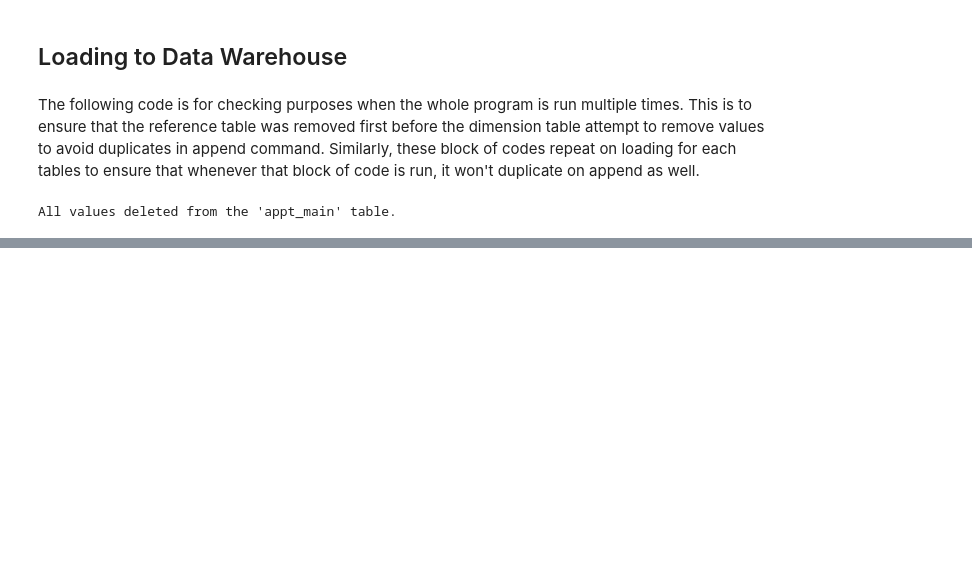
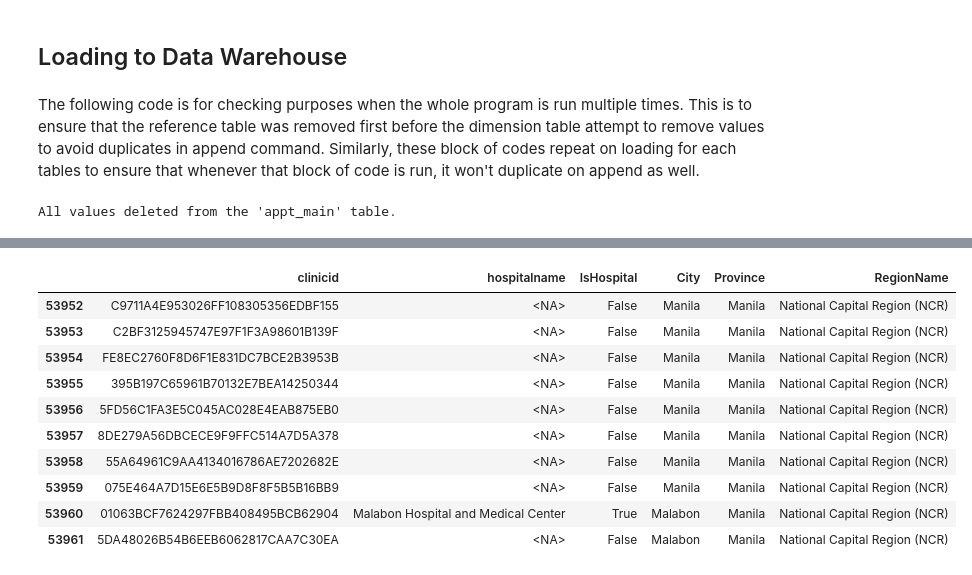
Before and after one commit to Glinary/Distributed-Database-System, a Jupyter notebook: MCO1.ipynb, the cells around one changed output, grey strips where cells are left out. Drawn from its saved outputs; the diff is of its cells as text; code cells hidden in the pictures; blank space fills up the shorter version.

Commit message:
Replication - Added Replication and Fragmentation in jupyter
Note:
Patients Table and Doctors Table are subject to change for both Luzon anf VisMin databases. Check the code and comments

```diff
--- a/MCO1.ipynb
+++ b/MCO1.ipynb
@@ -421,0 +536,25 @@ All values deleted from the 'appt_main' table.
+# %%
+luzon_regions = [
+    'National Capital Region (NCR)',
+    'Ilocos Region (I)',
+    'Cagayan Valley (II)',
+    'Central Luzon (III)',
+    'CALABARZON (IV-A)',
+    'MIMAROPA (IV-B)',
+    'Bicol Region (V)',
+    'Cordillera Administrative Region (CAR)'
+]
+clinics_table_luzon = clinics_table[clinics_table['RegionName'].isin(luzon_regions)]
+clinics_table_luzon.tail(10)
+# %% [output]
+|  | clinicid | hospitalname | IsHospital | City | Province | RegionName |
+| 53952 | C9711A4E953026FF108305356EDBF155 | <NA> | False | Manila | Manila | National Capital Region (NCR) |
+| 53953 | C2BF3125945747E97F1F3A98601B139F | <NA> | False | Manila | Manila | National Capital Region (NCR) |
+| 53954 | FE8EC2760F8D6F1E831DC7BCE2B3953B | <NA> | False | Manila | Manila | National Capital Region (NCR) |
+| 53955 | 395B197C65961B70132E7BEA14250344 | <NA> | False | Manila | Manila | National Capital Region (NCR) |
+| 53956 | 5FD56C1FA3E5C045AC028E4EAB875EB0 | <NA> | False | Manila | Manila | National Capital Region (NCR) |
+| 53957 | 8DE279A56DBCECE9F9FFC514A7D5A378 | <NA> | False | Manila | Manila | National Capital Region (NCR) |
+| 53958 | 55A64961C9AA4134016786AE7202682E | <NA> | False | Manila | Manila | National Capital Region (NCR) |
+| 53959 | 075E464A7D15E6E5B9D8F8F5B5B16BB9 | <NA> | False | Manila | Manila | National Capital Region (NCR) |
+| 53960 | 01063BCF7624297FBB408495BCB62904 | Malabon Hospital and Medical Center | True | Malabon | Manila | National Capital Region (NCR) |
+| 53961 | 5DA48026B54B6EEB6062817CAA7C30EA | <NA> | False | Malabon | Manila | National Capital Region (NCR) |
```
Also changed, not shown: parts of 54 cells of this notebook, 7 other files.
